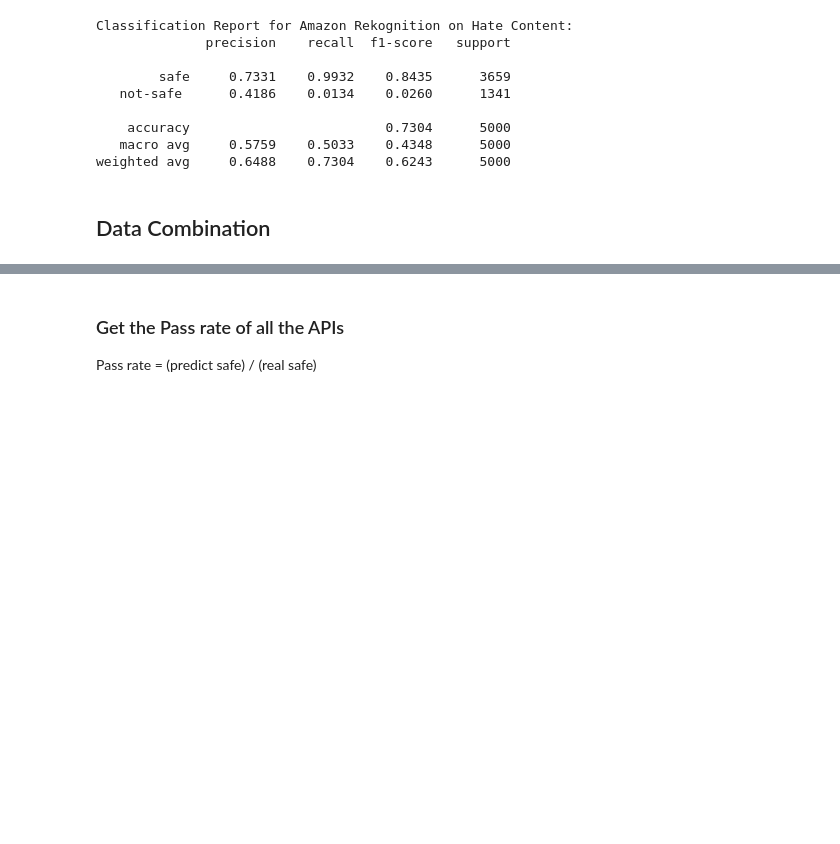
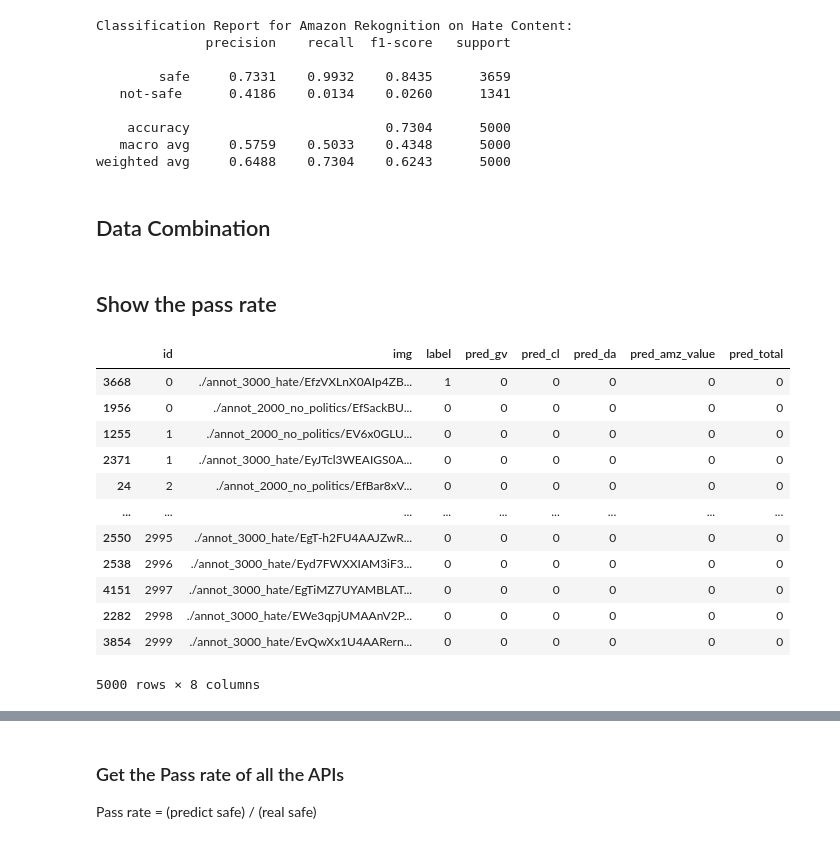
Before and after one commit to keyanUB/hateful_memes_measure, a Jupyter notebook: evaluation.ipynb, the cells around one changed output, grey strips where cells are left out. Drawn from its saved outputs; the diff is of its cells as text; code cells hidden in the pictures; blank space fills up the shorter version.

```diff
--- a/evaluation.ipynb
+++ b/evaluation.ipynb
@@ -442,3 +442,21 @@ df['pred_total'] = df['pred_gv'] + \
 # %%
 final_df = df.sort_values(by=['id'], ascending=True)
 final_df.to_csv('./results/comparison.csv', index=False)
+# %% [markdown]
+## Show the pass rate
+# %%
+final_df
+# %% [output]
+|  | id | img | label | pred_gv | pred_cl | pred_da | pred_amz_value | pred_total |
+| 3668 | 0 | ./annot_3000_hate/EfzVXLnX0AIp4ZB... | 1 | 0 | 0 | 0 | 0 | 0 |
+| 1956 | 0 | ./annot_2000_no_politics/EfSackBU... | 0 | 0 | 0 | 0 | 0 | 0 |
+| 1255 | 1 | ./annot_2000_no_politics/EV6x0GLU... | 0 | 0 | 0 | 0 | 0 | 0 |
+| 2371 | 1 | ./annot_3000_hate/EyJTcl3WEAIGS0A... | 0 | 0 | 0 | 0 | 0 | 0 |
+| 24 | 2 | ./annot_2000_no_politics/EfBar8xV... | 0 | 0 | 0 | 0 | 0 | 0 |
+| ... | ... | ... | ... | ... | ... | ... | ... | ... |
+| 2550 | 2995 | ./annot_3000_hate/EgT-h2FU4AAJZwR... | 0 | 0 | 0 | 0 | 0 | 0 |
+| 2538 | 2996 | ./annot_3000_hate/Eyd7FWXXIAM3iF3... | 0 | 0 | 0 | 0 | 0 | 0 |
+| 4151 | 2997 | ./annot_3000_hate/EgTiMZ7UYAMBLAT... | 0 | 0 | 0 | 0 | 0 | 0 |
+| 2282 | 2998 | ./annot_3000_hate/EWe3qpjUMAAnV2P... | 0 | 0 | 0 | 0 | 0 | 0 |
+| 3854 | 2999 | ./annot_3000_hate/EvQwXx1U4AARern... | 0 | 0 | 0 | 0 | 0 | 0 |
+5000 rows × 8 columns
```
Also changed, not shown: parts of 8 cells of this notebook, 1 other file.
